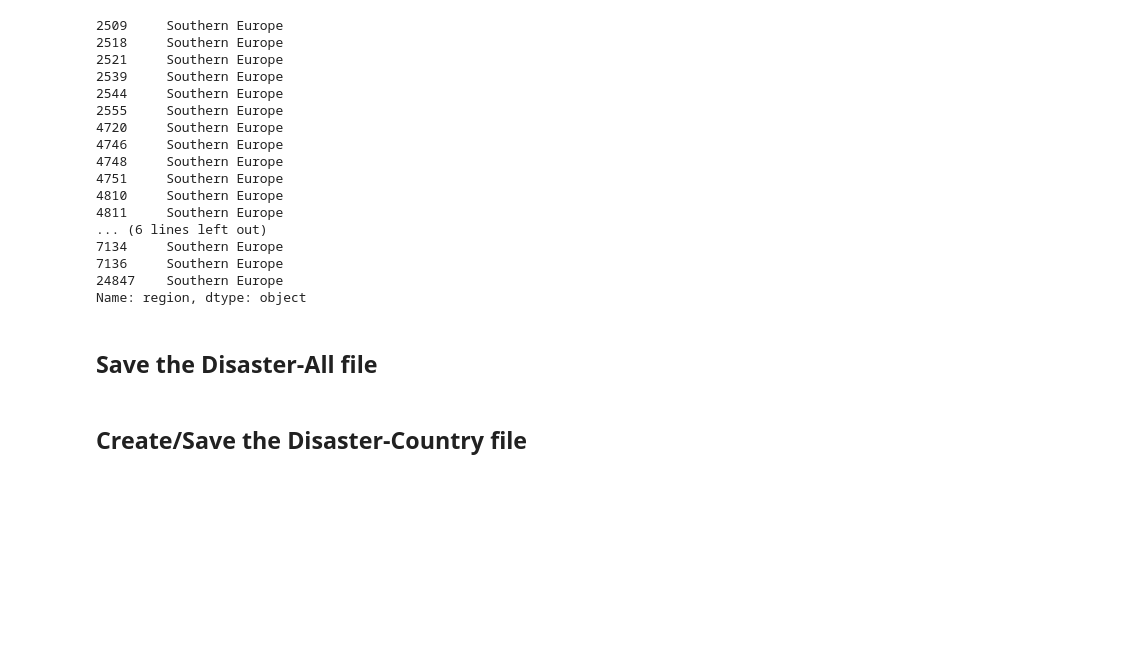
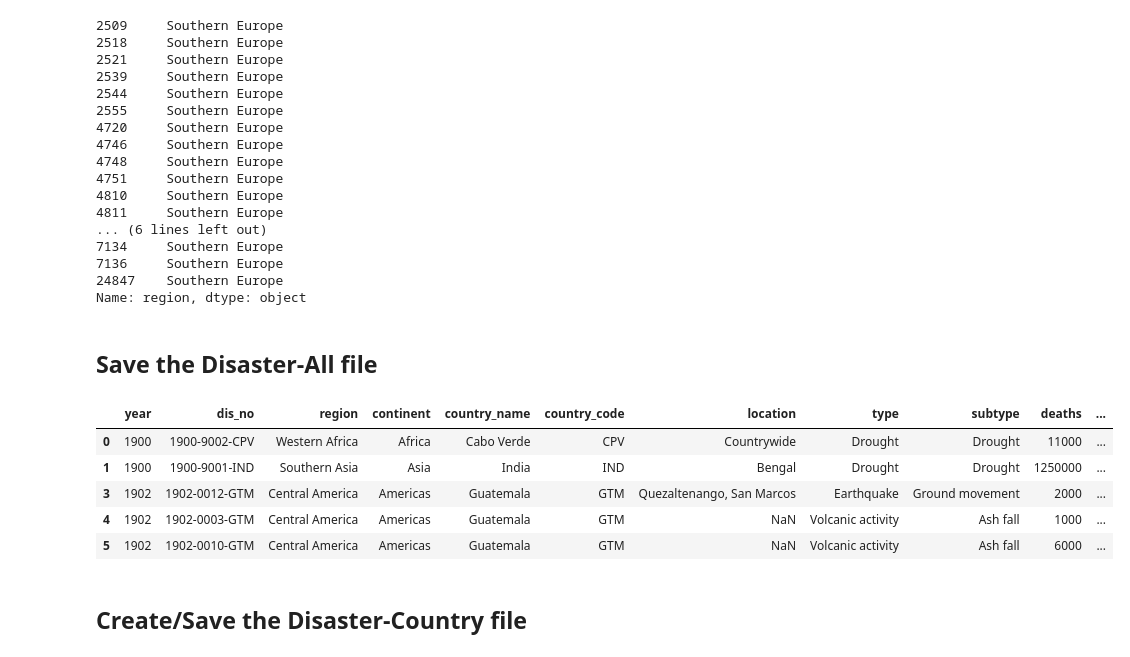
Before and after one commit to lukiwieser/natural-disasters-and-climate-change, a Jupyter notebook: disaster-formatting.ipynb, the cells around one changed output. Drawn from its saved outputs; the diff is of its cells as text; code cells hidden in the pictures; blank space fills up the shorter version.

```diff
--- a/disaster-formatting.ipynb
+++ b/disaster-formatting.ipynb
@@ -486,3 +498,12 @@ dis_all.to_csv(filepath_all)
+# %%
+dis_all.head()
+# %% [output]
+|  | year | dis_no | region | continent | country_name | country_code | location | type | subtype | deaths | ... |
+| 0 | 1900 | 1900-9002-CPV | Western Africa | Africa | Cabo Verde | CPV | Countrywide | Drought | Drought | 11000 | ... |
+| 1 | 1900 | 1900-9001-IND | Southern Asia | Asia | India | IND | Bengal | Drought | Drought | 1250000 | ... |
+| 3 | 1902 | 1902-0012-GTM | Central America | Americas | Guatemala | GTM | Quezaltenango, San Marcos | Earthquake | Ground movement | 2000 | ... |
+| 4 | 1902 | 1902-0003-GTM | Central America | Americas | Guatemala | GTM | NaN | Volcanic activity | Ash fall | 1000 | ... |
+| 5 | 1902 | 1902-0010-GTM | Central America | Americas | Guatemala | GTM | NaN | Volcanic activity | Ash fall | 6000 | ... |
 # %% [markdown]
 ## Create/Save the Disaster-Country file
 # %%
```
Also changed, not shown: parts of 13 cells of this notebook, 4 other files.
